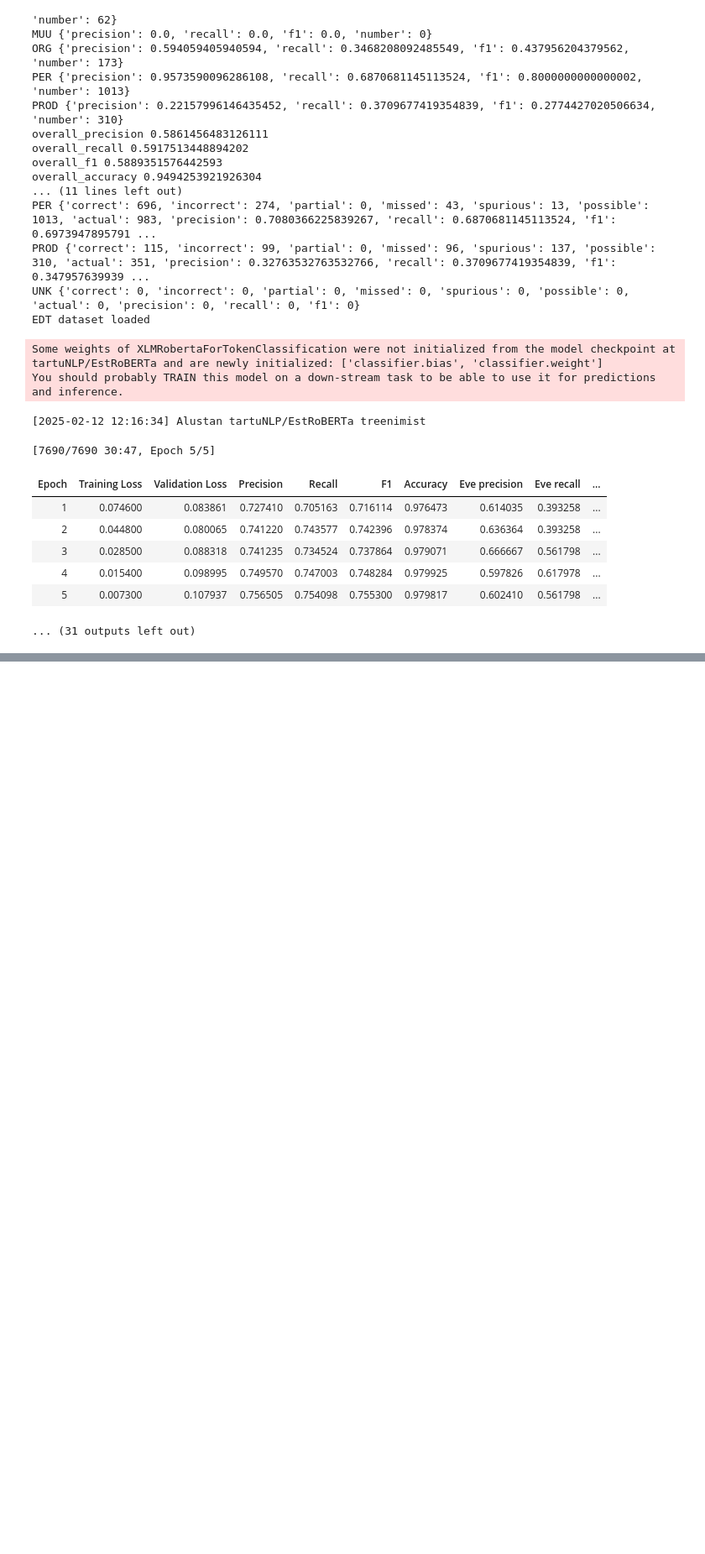
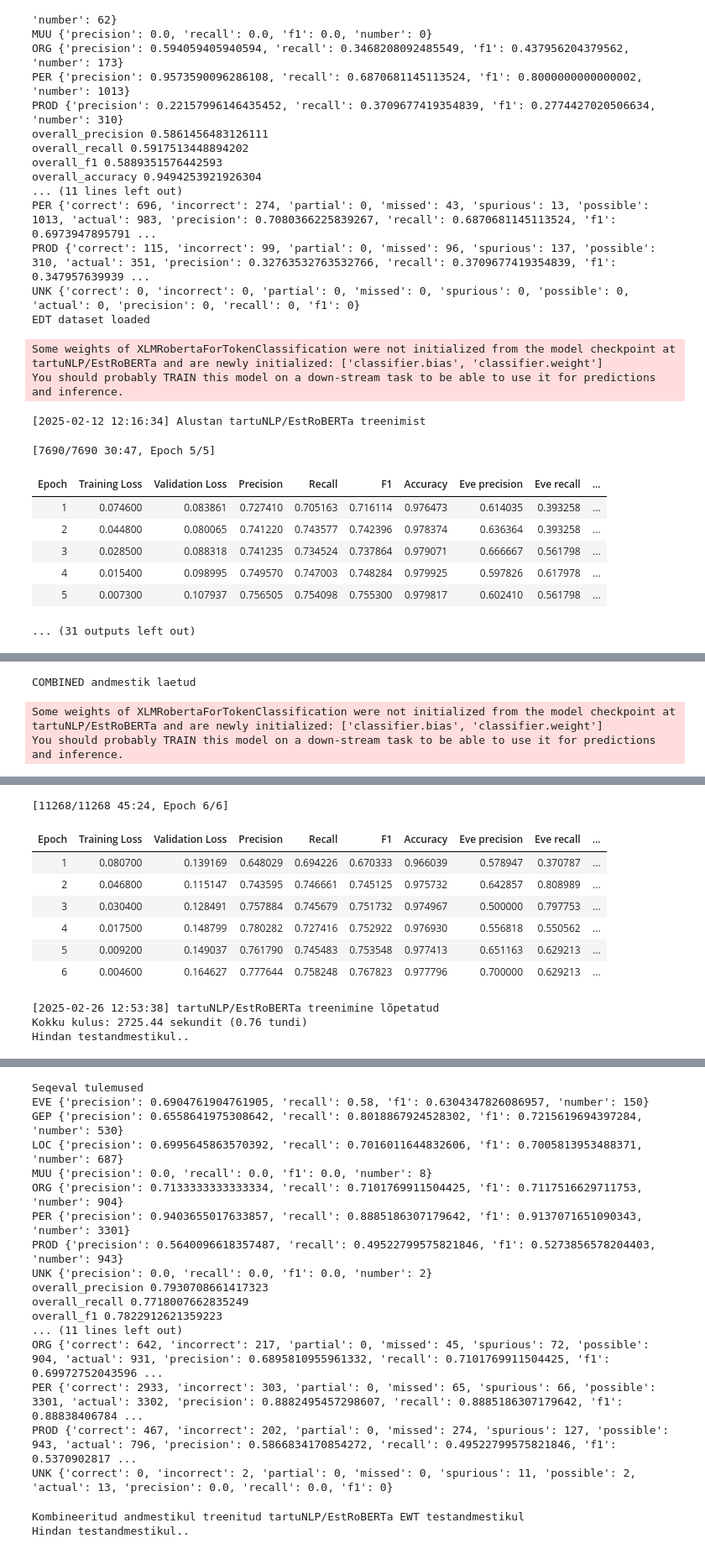
Before and after one commit to martinkivisikk/ner_thesis, a Jupyter notebook: main_nb.ipynb, the cells around one changed output, grey strips where cells are left out. Shown at 84% size. Saved outputs shown, nothing was run; the diff lists cells and outputs as text; code cells hidden in the pictures; blank space fills up the shorter version.

Commit message:
Kombineeritud andmestikul treenitud mudelite hindamine EDT/EDT testandmestikel

```diff
--- a/main_nb.ipynb
+++ b/main_nb.ipynb
@@ -51,12 +51,12 @@ def train_model(model_name, dataset_name, epochs=3, batch_size=16):
     if dataset_name.lower() == 'combined':
       ewt_processor = DatasetProcessor('ewt', from_json=True)
       edt_processor = DatasetProcessor('edt', from_json=True)
-      ewt_dataset = ewt_processor.load_or_process()
-      edt_dataset = edt_processor.load_or_process()
+      ewt_dataset = ewt_processor.dataset
+      edt_dataset = edt_processor.dataset
       dataset = DatasetProcessor.combine_datasetdicts(ewt_dataset, edt_dataset)
     elif dataset_name.lower() in ['ewt', 'edt']:
       processor = DatasetProcessor(dataset_name, from_json=True)
-      dataset = processor.load_or_process()
+      dataset = processor.dataset
 
     print(f'{dataset_name.upper()} andmestik laetud')
     bert_processor = BERTDataProcessor(model_name)
@@ -69,6 +69,17 @@ def train_model(model_name, dataset_name, epochs=3, batch_size=16):
     model, model_trainer = trainer.finetune_model(processor=bert_processor, tokenized_dataset=tokenized_dataset, epochs=epochs, batch_size=batch_size, early_stop_patience=3, output_dir=f'./results/{model_name.split("/")[1]}/{dataset_name}')
 
     results = evaluator.evaluate_and_print(tokenized_dataset['test'], model_trainer)
+
+    if dataset_name.lower() == 'combined':
+      tokenized_ewt = bert_processor.tokenize_dataset(ewt_dataset)
+      tokenized_edt = bert_processor.tokenize_dataset(edt_dataset)
+
+      print(f'Kombineeritud andmestikul treenitud {model_name} EWT testandmestikul')
+      ewt_results = evaluator.evaluate_and_print(tokenized_ewt['test'], model_trainer)
+      print(f'Kombineeritud andmestikul treenitud {model_name} EDT testandmestikul')
+      edt_results = evaluator.evaluate_and_print(tokenized_edt['test'], model_trainer)
+
+      return model, model_trainer, (results, ewt_results, edt_results)
 
     return model, model_trainer, results
 
@@ -154,0 +201,6 @@ You should probably TRAIN this model on a down-stream task to be able to use it
+# %%
+estroberta_combined, estroberta_combined_trainer, estroberta_combined_results = train_model('tartuNLP/EstRoBERTa', 'combined', epochs=6)
+# %% [output]
+COMBINED andmestik laetud
+Some weights of XLMRobertaForTokenClassification were not initialized from the model checkpoint at tartuNLP/EstRoBERTa and are newly initialized: ['classifier.bias', 'classifier.weight']
+You should probably TRAIN this model on a down-stream task to be able to use it for predictions and inference.
@@ -154,0 +208,11 @@ You should probably TRAIN this model on a down-stream task to be able to use it
+[11268/11268 45:24, Epoch 6/6]
+| Epoch | Training Loss | Validation Loss | Precision | Recall | F1 | Accuracy | Eve precision | Eve recall | ... |
+| 1 | 0.080700 | 0.139169 | 0.648029 | 0.694226 | 0.670333 | 0.966039 | 0.578947 | 0.370787 | ... |
+| 2 | 0.046800 | 0.115147 | 0.743595 | 0.746661 | 0.745125 | 0.975732 | 0.642857 | 0.808989 | ... |
+| 3 | 0.030400 | 0.128491 | 0.757884 | 0.745679 | 0.751732 | 0.974967 | 0.500000 | 0.797753 | ... |
+| 4 | 0.017500 | 0.148799 | 0.780282 | 0.727416 | 0.752922 | 0.976930 | 0.556818 | 0.550562 | ... |
+| 5 | 0.009200 | 0.149037 | 0.761790 | 0.745483 | 0.753548 | 0.977413 | 0.651163 | 0.629213 | ... |
+| 6 | 0.004600 | 0.164627 | 0.777644 | 0.758248 | 0.767823 | 0.977796 | 0.700000 | 0.629213 | ... |
+[2025-02-26 12:53:38] tartuNLP/EstRoBERTa treenimine lõpetatud
+Kokku kulus: 2725.44 sekundit (0.76 tundi)
+Hindan testandmestikul..
@@ -154,0 +220,19 @@ You should probably TRAIN this model on a down-stream task to be able to use it
+Seqeval tulemused
+EVE {'precision': 0.6904761904761905, 'recall': 0.58, 'f1': 0.6304347826086957, 'number': 150}
+GEP {'precision': 0.6558641975308642, 'recall': 0.8018867924528302, 'f1': 0.7215619694397284, 'number': 530}
+LOC {'precision': 0.6995645863570392, 'recall': 0.7016011644832606, 'f1': 0.7005813953488371, 'number': 687}
+MUU {'precision': 0.0, 'recall': 0.0, 'f1': 0.0, 'number': 8}
+ORG {'precision': 0.7133333333333334, 'recall': 0.7101769911504425, 'f1': 0.7117516629711753, 'number': 904}
+PER {'precision': 0.9403655017633857, 'recall': 0.8885186307179642, 'f1': 0.9137071651090343, 'number': 3301}
+PROD {'precision': 0.5640096618357487, 'recall': 0.49522799575821846, 'f1': 0.5273856578204403, 'number': 943}
+UNK {'precision': 0.0, 'recall': 0.0, 'f1': 0.0, 'number': 2}
+overall_precision 0.7930708661417323
+overall_recall 0.7718007662835249
+overall_f1 0.7822912621359223
+... (11 lines left out)
+ORG {'correct': 642, 'incorrect': 217, 'partial': 0, 'missed': 45, 'spurious': 72, 'possible': 904, 'actual': 931, 'precision': 0.6895810955961332, 'recall': 0.7101769911504425, 'f1': 0.69972752043596 ...
+PER {'correct': 2933, 'incorrect': 303, 'partial': 0, 'missed': 65, 'spurious': 66, 'possible': 3301, 'actual': 3302, 'precision': 0.8882495457298607, 'recall': 0.8885186307179642, 'f1': 0.88838406784 ...
+PROD {'correct': 467, 'incorrect': 202, 'partial': 0, 'missed': 274, 'spurious': 127, 'possible': 943, 'actual': 796, 'precision': 0.5866834170854272, 'recall': 0.49522799575821846, 'f1': 0.5370902817 ...
+UNK {'correct': 0, 'incorrect': 2, 'partial': 0, 'missed': 0, 'spurious': 11, 'possible': 2, 'actual': 13, 'precision': 0.0, 'recall': 0.0, 'f1': 0}
+Kombineeritud andmestikul treenitud tartuNLP/EstRoBERTa EWT testandmestikul
+Hindan testandmestikul..
```
Also changed, not shown: parts of 4 cells of this notebook.
